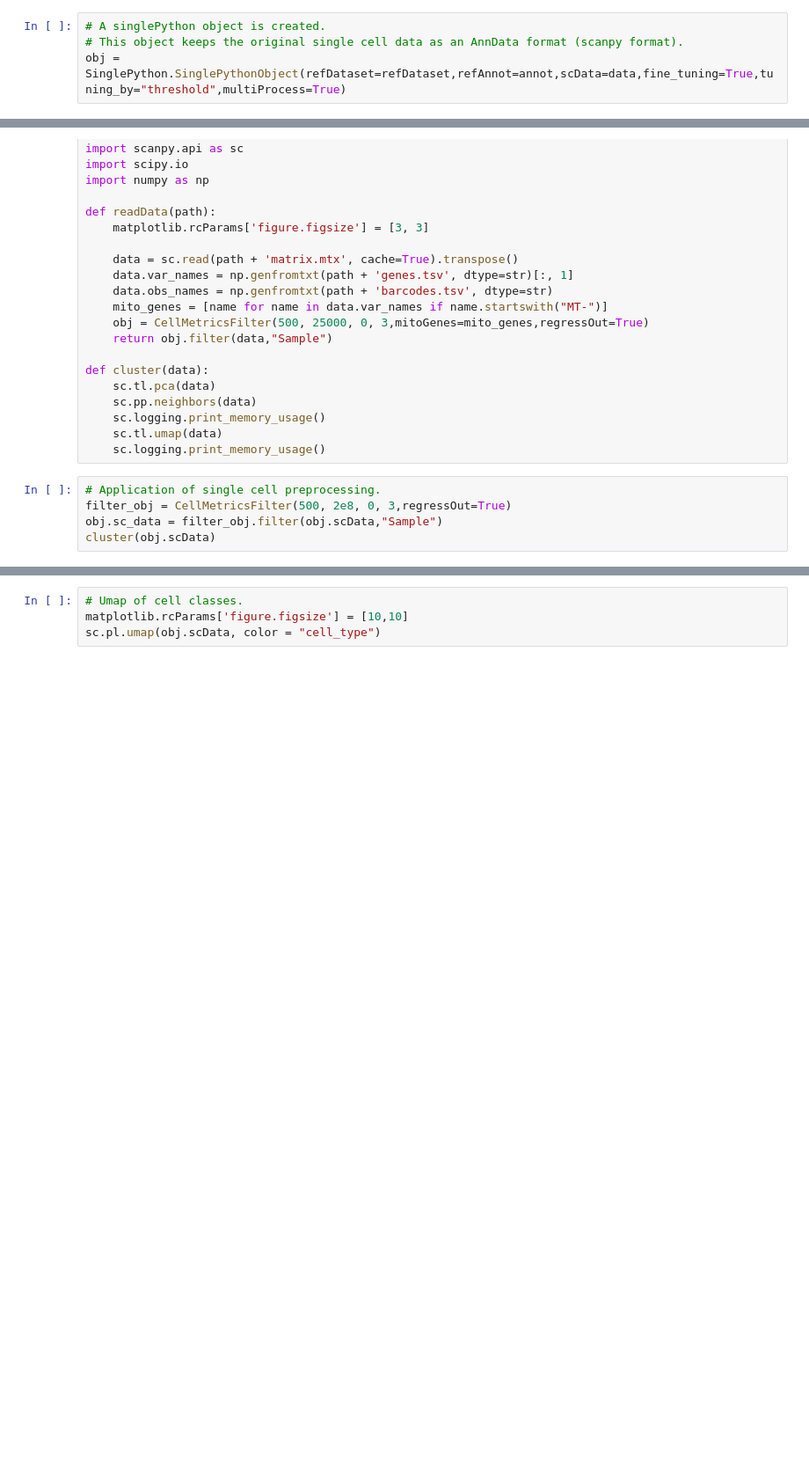
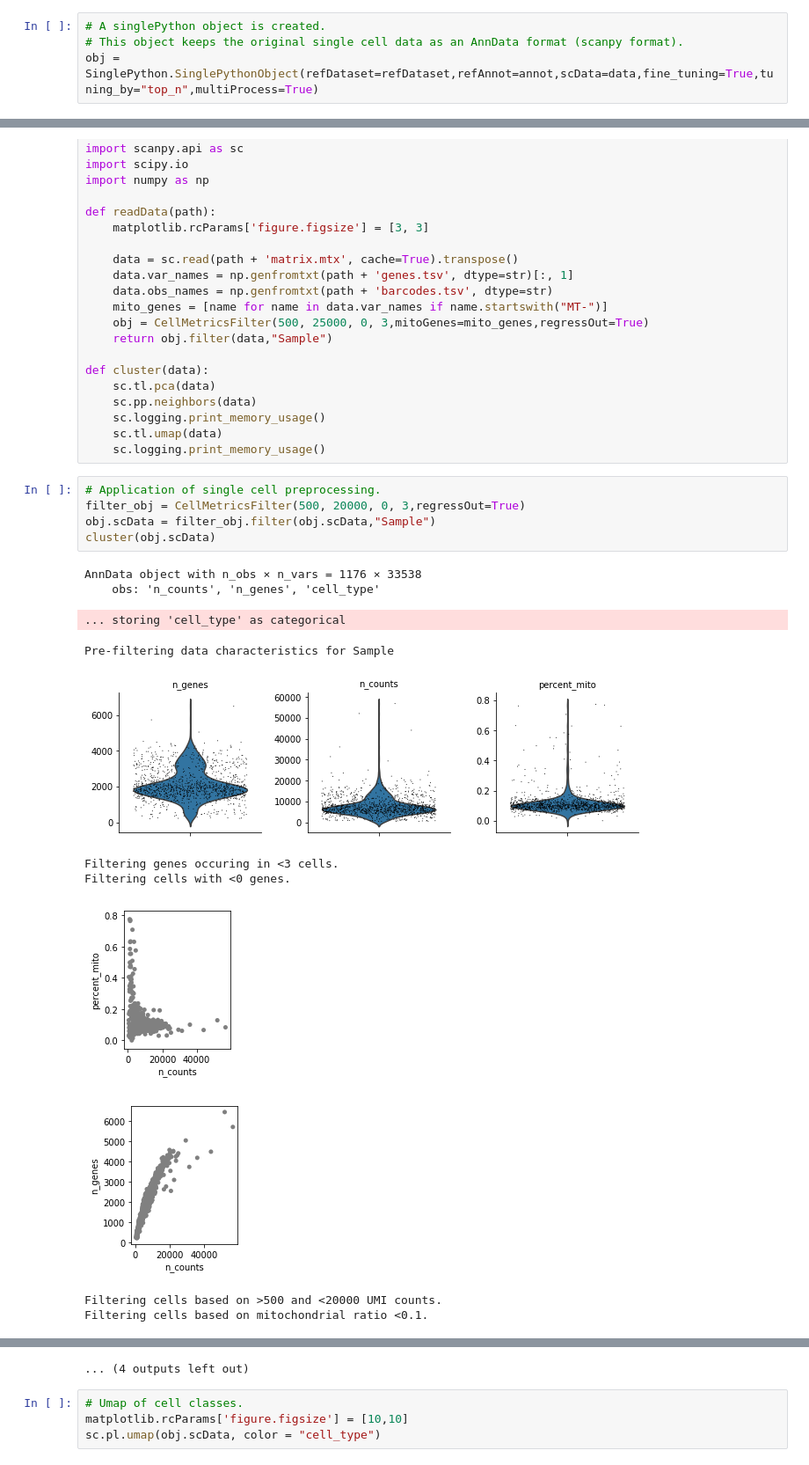
Before and after one commit to muratcemkose/SinglePython, a Jupyter notebook: SingleRToPython_Sample.ipynb, the cells around one changed output, grey strips where cells are left out. Shown at 88% size. Cells and saved outputs as stored; diff of their text form; blank space fills up the shorter version.

```diff
--- a/SingleRToPython_Sample.ipynb
+++ b/SingleRToPython_Sample.ipynb
@@ -23,7 +23,7 @@ Variable names are not unique. To make them unique, call `.var_names_make_unique
 # %%
 # A singlePython object is created.
 # This object keeps the original single cell data as an AnnData format (scanpy format).
-obj = SinglePython.SinglePythonObject(refDataset=refDataset,refAnnot=annot,scData=data,fine_tuning=True,tuning_by="threshold",multiProcess=True)
+obj = SinglePython.SinglePythonObject(refDataset=refDataset,refAnnot=annot,scData=data,fine_tuning=True,tuning_by="top_n",multiProcess=True)
 # %%
 # The function below starts the annotation procedure.
 # The result is added as a observation to the original single cell AnnData object.
@@ -171,6 +190,18 @@ def cluster(data):
     sc.logging.print_memory_usage()
 # %%
 # Application of single cell preprocessing.
-filter_obj = CellMetricsFilter(500, 2e8, 0, 3,regressOut=True)
-obj.sc_data = filter_obj.filter(obj.scData,"Sample")
+filter_obj = CellMetricsFilter(500, 20000, 0, 3,regressOut=True)
+obj.scData = filter_obj.filter(obj.scData,"Sample")
 cluster(obj.scData)
+# %% [output]
+AnnData object with n_obs × n_vars = 1176 × 33538
+    obs: 'n_counts', 'n_genes', 'cell_type'
+... storing 'cell_type' as categorical
+Pre-filtering data characteristics for Sample
+[figure, added]
+Filtering genes occuring in <3 cells.
+Filtering cells with <0 genes.
+[figure, added]
+[figure, added]
+Filtering cells based on >500 and <20000 UMI counts.
+Filtering cells based on mitochondrial ratio <0.1.
@@ -177,3 +212,4 @@ cluster(obj.scData)
+... (4 outputs left out)
 # %%
 # Umap of cell classes.
 matplotlib.rcParams['figure.figsize'] = [10,10]
```
Also changed, not shown: parts of 3 cells of this notebook.
